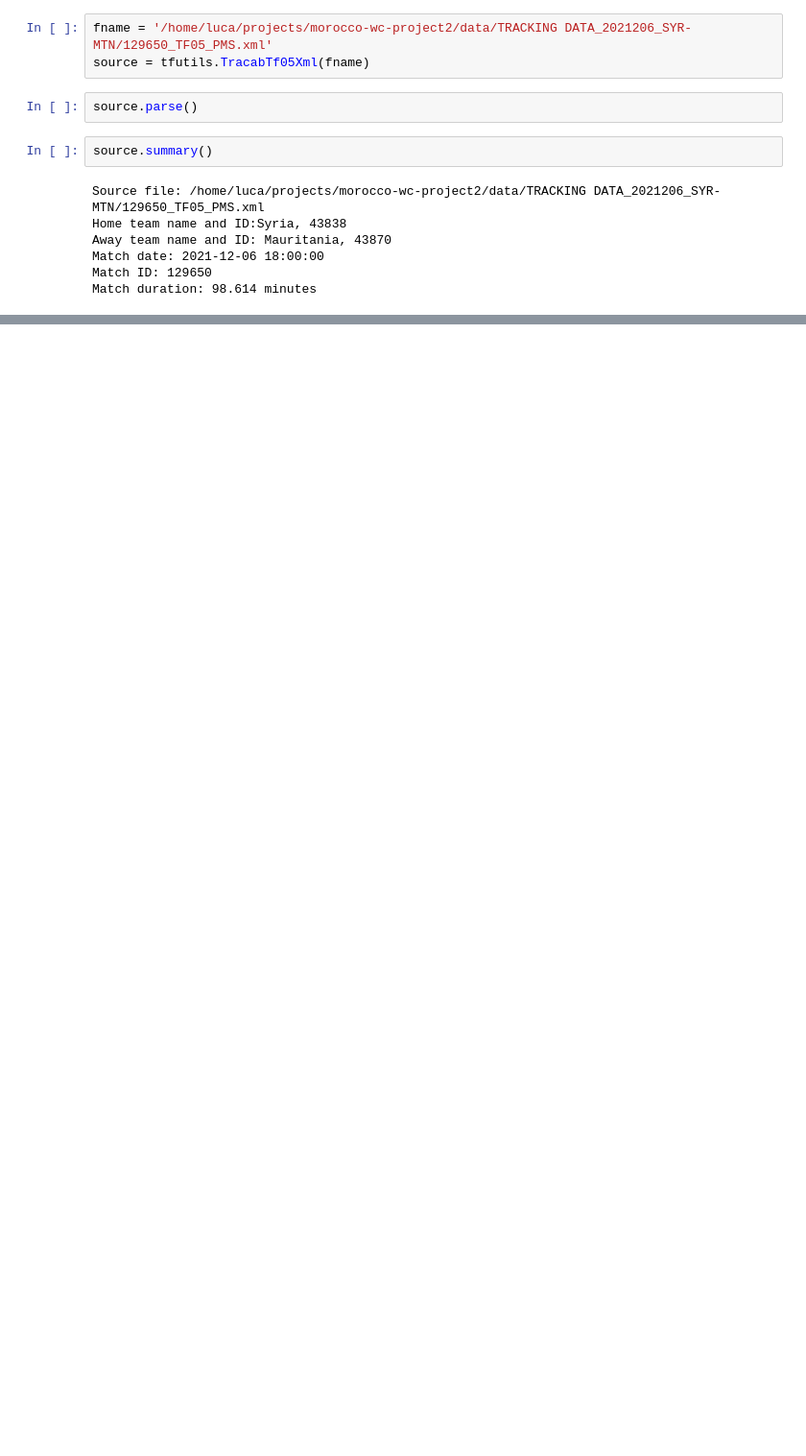
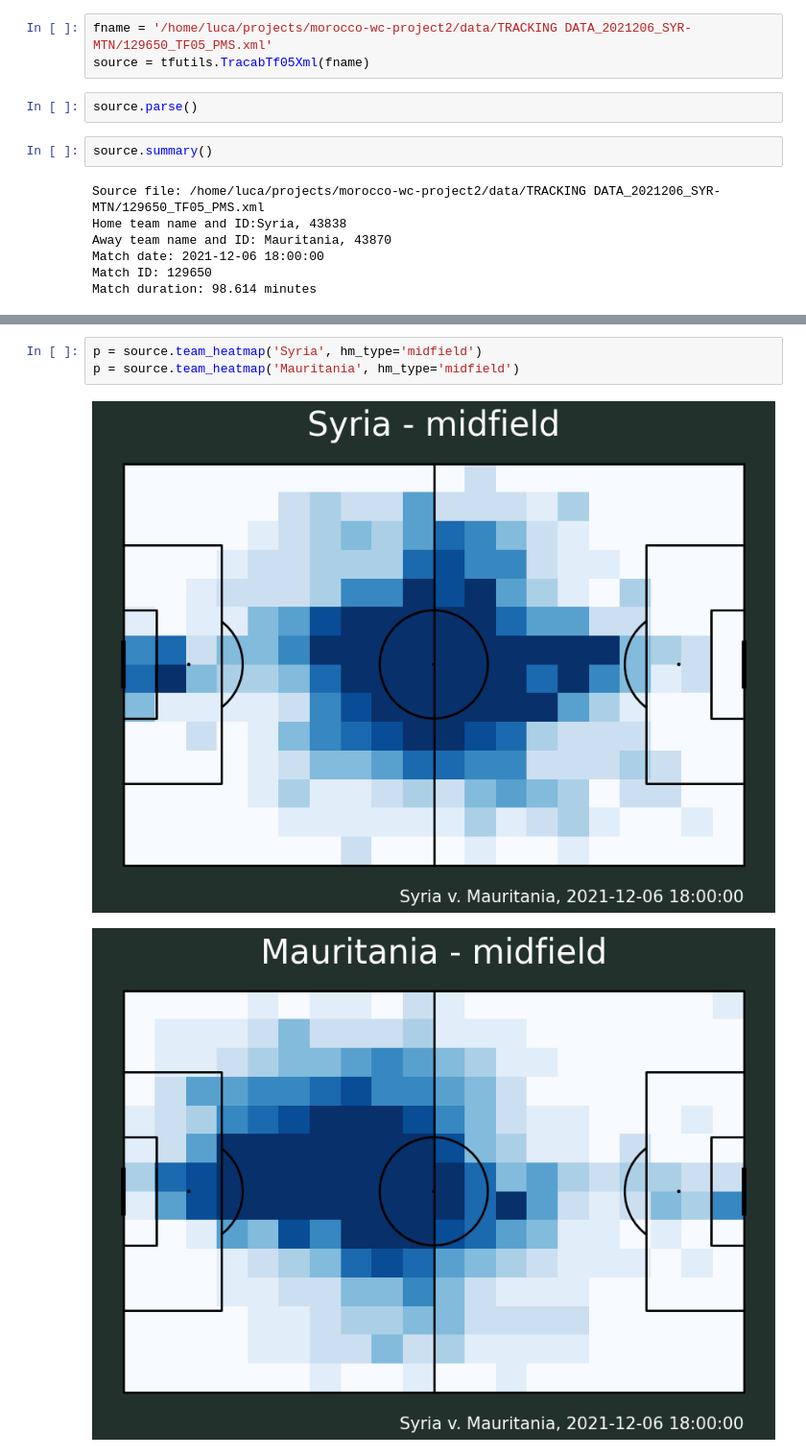
Before and after one commit to lucacazzanti/tfutils, a Jupyter notebook: notebooks/test_tfutils.ipynb, the cells around one changed output, grey strips where cells are left out. Shown at 96% size. Drawn from its saved outputs; the diff is of its cells as text; blank space fills up the shorter version.

```diff
--- a/notebooks/test_tfutils.ipynb
+++ b/notebooks/test_tfutils.ipynb
@@ -70,0 +138,6 @@ p = source.team_possession_heatmap('away', hm_type='first-half')
+# %%
+p = source.team_heatmap('Syria', hm_type='midfield')
+p = source.team_heatmap('Mauritania', hm_type='midfield')
+# %% [output]
+[figure, added]
+[figure, added]
```
Also changed, not shown: parts of 20 cells of this notebook, 4 other files.
